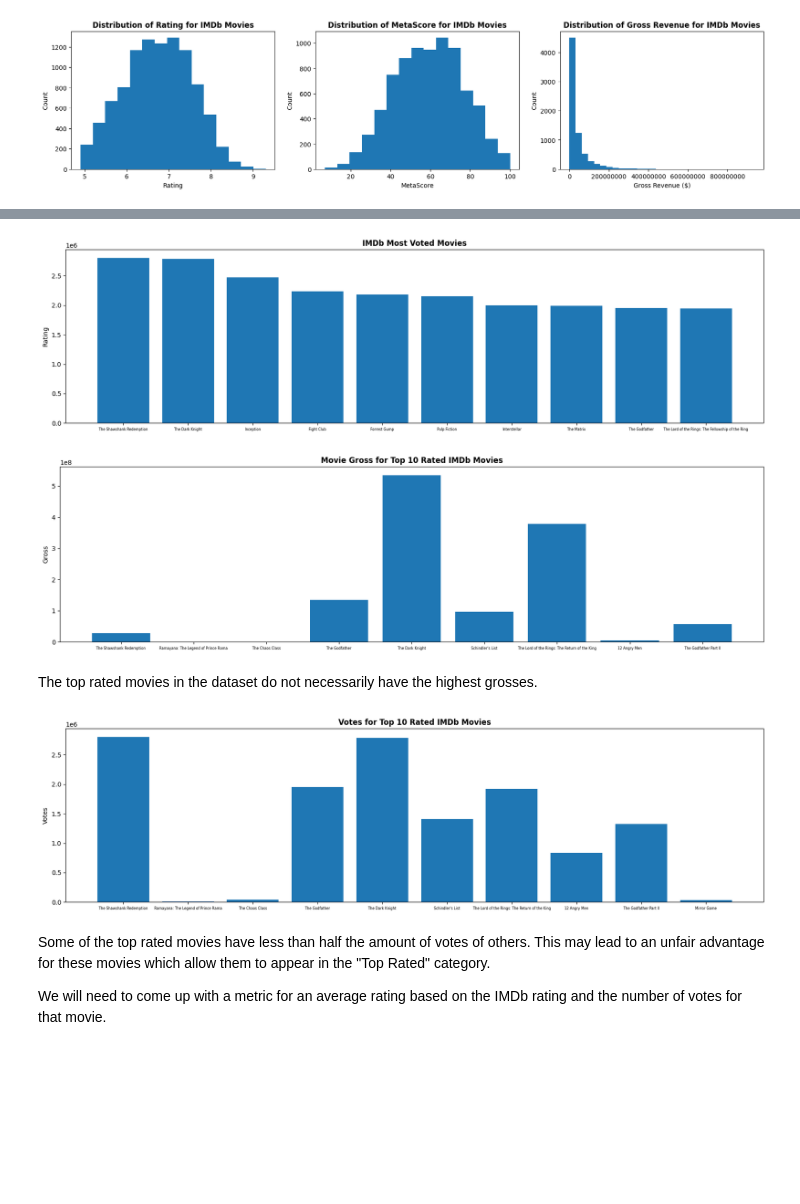
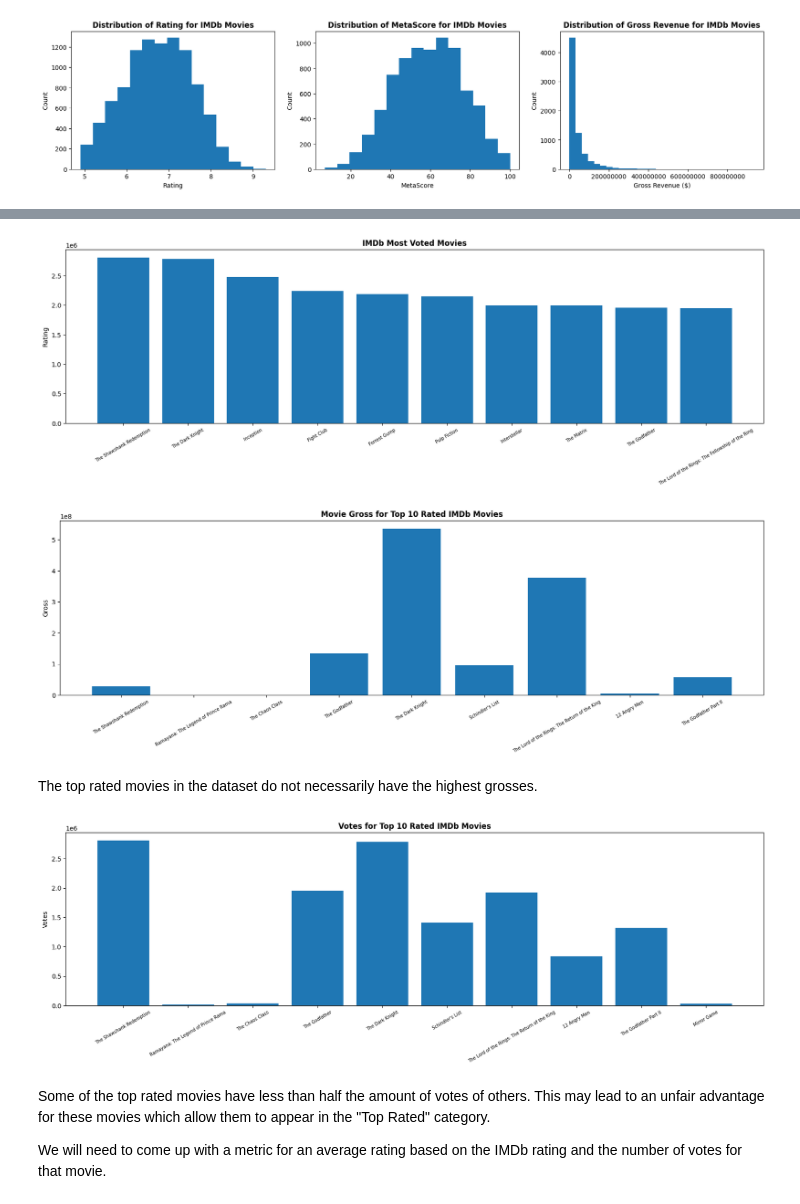
Before and after one commit to ShanaFarber/cuny-sps, a Jupyter notebook: DATA_602/final_proj/final_proj.ipynb, the cells around one changed output, grey strips where cells are left out. Drawn from its saved outputs; the diff is of its cells as text; code cells hidden in the pictures; blank space fills up the shorter version.

```diff
--- a/DATA_602/final_proj/final_proj.ipynb
+++ b/DATA_602/final_proj/final_proj.ipynb
@@ -233,17 +235,17 @@ plt.show()
 # %%
 # top voted
 top_voted = movies_df.sort_values('Votes', ascending = False)
 
 fig=plt.figure(figsize=(20,5))
 
 plt.bar(x=top_voted['Movie Name'][:10], height=top_voted['Votes'][:10])
-plt.xticks(size=5.5)
+plt.xticks(size=7, rotation=30)
 plt.title('IMDb Most Voted Movies', fontweight='bold')
 plt.ylabel('Rating')
 
 plt.show()
 # %% [output]
-[figure, old version]
+[figure, new version]
 # %%
 # gross of highest rated movies
 top_rated = movies_df.sort_values('Movie Rating', ascending = False)
@@ -251,13 +253,13 @@ top_rated = movies_df.sort_values('Movie Rating', ascending = False)
 fig=plt.figure(figsize=(20,5))
 
 plt.bar(x=top_rated['Movie Name'][:10], height=top_rated['Gross'][:10])
-plt.xticks(size=5.5)
+plt.xticks(size=7, rotation=30)
 plt.title('Movie Gross for Top 10 Rated IMDb Movies', fontweight='bold')
 plt.ylabel('Gross')
 
 plt.show()
 # %% [output]
-[figure, old version]
+[figure, new version]
 # %% [markdown]
 The top rated movies in the dataset do not necessarily have the highest grosses.
 # %%
@@ -267,13 +269,13 @@ top_rated = movies_df.sort_values('Movie Rating', ascending = False)
 fig=plt.figure(figsize=(20,5))
 
 plt.bar(x=top_rated['Movie Name'][:10], height=top_rated['Votes'][:10])
-plt.xticks(size=5.5)
+plt.xticks(size=7, rotation=30)
 plt.title('Votes for Top 10 Rated IMDb Movies', fontweight='bold')
 plt.ylabel('Votes')
 
 plt.show()
 # %% [output]
-[figure, old version]
+[figure, new version]
 # %% [markdown]
 Some of the top rated movies have less than half the amount of votes of others. This may lead to an unfair advantage for these movies which allow them to appear in the "Top Rated" category.
 
```
Also changed, not shown: parts of 25 cells of this notebook.
